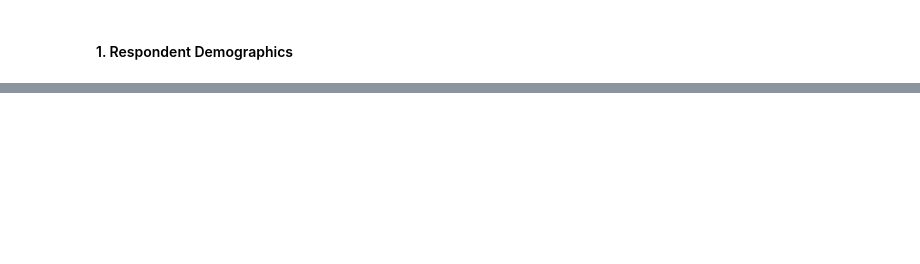
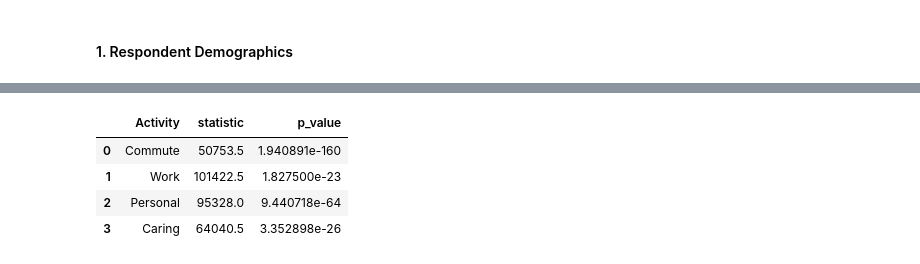
Before and after one commit to nwatitwa/PromptBI-Group-Project, a Jupyter notebook: Notebooks/eda.ipynb, the cells around one changed output, grey strips where cells are left out. Saved outputs shown, nothing was run; the diff lists cells and outputs as text; code cells hidden in the pictures; blank space fills up the shorter version.

```diff
--- a/Notebooks/eda.ipynb
+++ b/Notebooks/eda.ipynb
@@ -422,0 +498,42 @@ Notes:
+# %%
+# Select necessary columns
+onsite_cols = ["onsite_commute_hours", "onsite_work_hours", "onsite_personal_hours", "onsite_caring_hours"]
+remote_cols = ["remote_commute_hours", "remote_work_hours", "remote_personal_hours", "remote_caring_hours"]
+
+# Melt into long format for plotting
+df_time = pd.concat([
+    cd_2020[onsite_cols].assign(work_type="Onsite"),
+    cd_2020[remote_cols].assign(work_type="Remote")
+], axis=0, ignore_index=True)
+
+# Standardize column names
+df_time.rename(columns={
+    "onsite_commute_hours":"Commute",
+    "onsite_work_hours":"Work",
+    "onsite_personal_hours":"Personal",
+    "onsite_caring_hours":"Caring",
+    "remote_commute_hours":"Commute",
+    "remote_work_hours":"Work",
+    "remote_personal_hours":"Personal",
+    "remote_caring_hours":"Caring"
+}, inplace=True)
+
+# Melt long for plotting
+df_time_long = df_time.melt(id_vars="work_type", value_vars=["Commute","Work","Personal","Caring"],
+                            var_name="Activity", value_name="Hours")
+
+# Compute Wilcoxon for paired activities
+wilcoxon_results = {}
+for activity in ["Commute","Work","Personal","Caring"]:
+    stat, p = wilcoxon(cd_2020["onsite_"+activity.lower()+"_hours"], cd_2020["remote_"+activity.lower()+"_hours"])
+    wilcoxon_results[activity] = {"statistic": stat, "p_value": p}
+
+# Convert to DataFrame
+wilcoxon_df = pd.DataFrame(wilcoxon_results).T.reset_index().rename(columns={"index":"Activity"})
+wilcoxon_df
+# %% [output]
+|  | Activity | statistic | p_value |
+| 0 | Commute | 50753.5 | 1.940891e-160 |
+| 1 | Work | 101422.5 | 1.827500e-23 |
+| 2 | Personal | 95328.0 | 9.440718e-64 |
+| 3 | Caring | 64040.5 | 3.352898e-26 |
```
Also changed, not shown: parts of 48 cells of this notebook, 1 other file.
